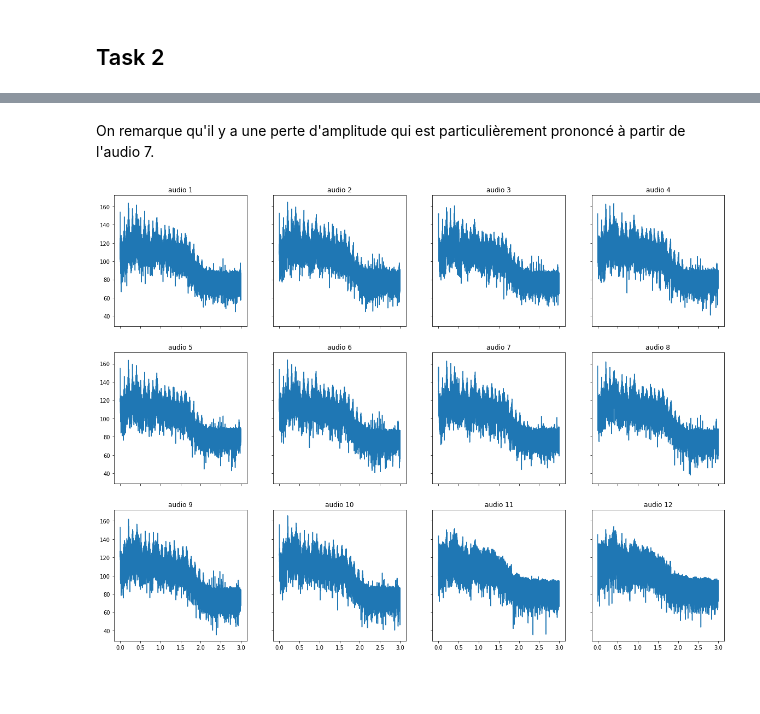
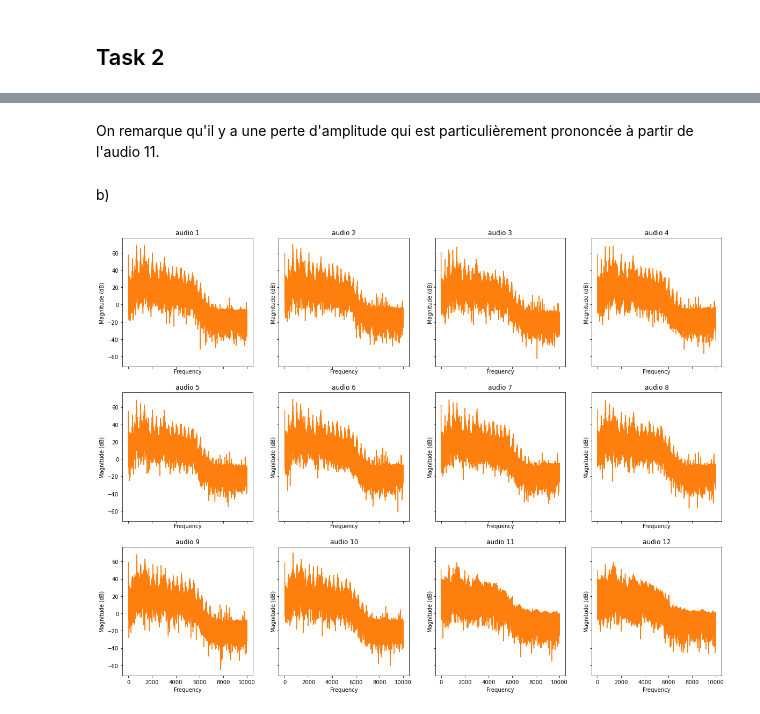
Before and after one commit to Remyb98/5I-SI4, a Jupyter notebook: TP4/Rapport.ipynb, the cells around one changed output, grey strips where cells are left out. Saved outputs shown, nothing was run; the diff lists cells and outputs as text; code cells hidden in the pictures; blank space fills up the shorter version.

```diff
--- a/TP4/Rapport.ipynb
+++ b/TP4/Rapport.ipynb
@@ -72,13 +80,3 @@ On voit qu'il y a des impacts qui apparaissent petit à petit à partir du 8ème
 Ensuite, le disfonctionnement se confirme à l'audio numéro 11 où on voit clairement les impacts.
 # %% [markdown]
 ## Task 2
-# %%
-n = 0
-fig, axs = plt.subplots(3, 4, figsize=(20, 15), sharex=True, sharey=True)
-for i in range(3):
-    for j in range(4):
-        x = np.linspace(0, 3, data[n][1] // 2)
-        y = np.fft.fft(data[n][0])
-        axs[i, j].plot(x, abs(y.real[0: 30000]))
-        axs[i, j].set_title(f"audio {n + 1}")
-        n += 1
@@ -86,0 +85,8 @@ for i in range(3):
+# %%
+n = 0
+fig, axs = plt.subplots(3, 4, figsize=(20, 15), sharex=True, sharey=True)
+for i in range(3):
+    for j in range(4):
+        axs[i, j].magnitude_spectrum(data[n][0], Fs=20000, color='C1')
+        axs[i, j].set_title(f"audio {n + 1}")
+        n += 1
@@ -87,16 +95,18 @@ for i in range(3):
 # %% [markdown]
-On remarque qu'il y a une perte d'amplitude qui est particulièrement prononcé à partir de l'audio 7.
+On remarque qu'il y a une perte d'amplitude qui est particulièrement prononcée à partir de l'audio 11.
+# %% [markdown]
+b)
 # %%
 n = 0
 fig, axs = plt.subplots(3, 4, figsize=(20, 15), sharex=True, sharey=True)
 for i in range(3):
     for j in range(4):
-        x = np.linspace(0, 3, data[n][1] // 2)
-        y = np.fft.fft(data[n][0])
-        magnitude = np.sqrt(y.real ** 2 + y.imag ** 2)
-        db = 20 * np.log10(np.abs(magnitude))
-        axs[i, j].plot(x, abs(db[0: 30000]))
+        #y = np.fft.fft(data[n][0])
+        #magnitude = np.sqrt(y.real ** 2 + y.imag ** 2)
+        #db = 20 * np.log10(np.abs(magnitude))
+        #axs[i, j].plot(x, abs(db[0: 30000]))
+        axs[i, j].magnitude_spectrum(data[n][0], Fs=20000, scale='dB', color='C1')
         axs[i, j].set_title(f"audio {n + 1}")
         n += 1
 # %% [output]
-[figure, old version]
+[figure, new version]
```
Also changed, not shown: parts of 17 cells of this notebook.
